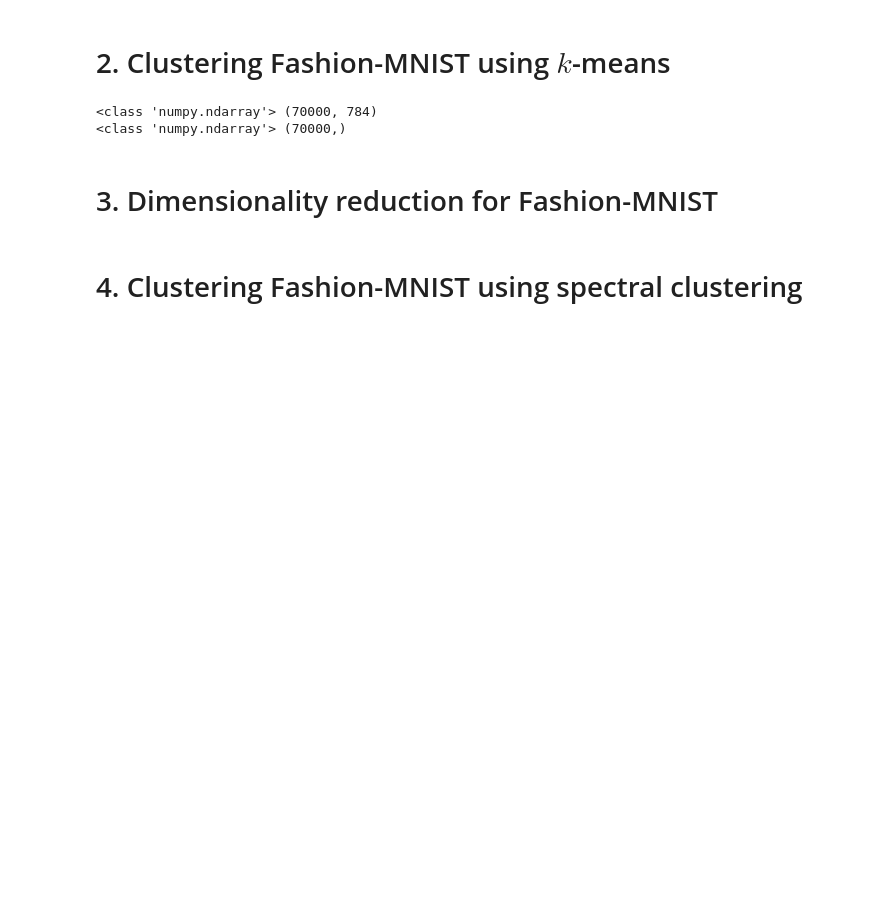
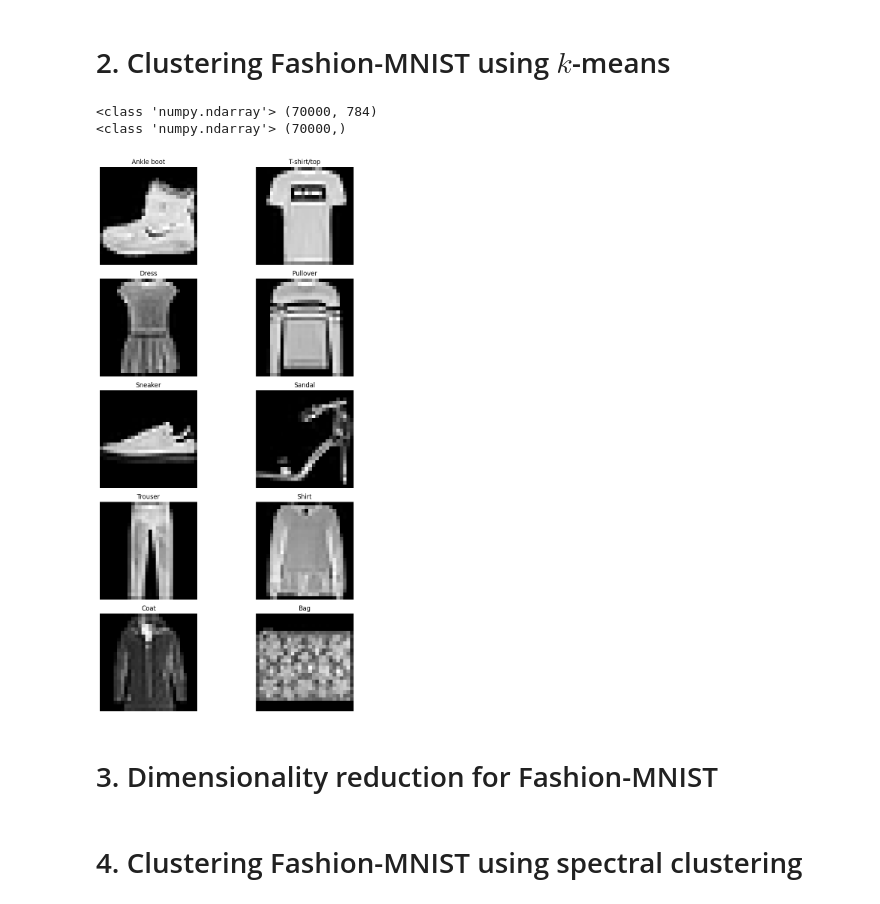
Before and after one commit to Shinyhunter95/math-data-science-course-Project2, a Jupyter notebook: project2.ipynb, the cells around one changed output. Drawn from its saved outputs; the diff is of its cells as text; code cells hidden in the pictures; blank space fills up the shorter version.

```diff
--- a/project2.ipynb
+++ b/project2.ipynb
@@ -107,3 +105,33 @@ print(type(y),y.shape)
+# %%
+import matplotlib.pyplot as plt
+from sklearn.cluster import KMeans
+from sklearn.metrics import confusion_matrix, ConfusionMatrixDisplay
+from scipy.optimize import linear_sum_assignment
+from sklearn.decomposition import PCA
+
+#Graph of the Data
+
+class_names = ['T-shirt/top', 'Trouser', 'Pullover', 'Dress', 'Coat', 'Sandal', 'Shirt', 'Sneaker', 'Bag', 'Ankle boot']
+fig, ax = plt.subplots(5, 2, figsize=(10, 15))
+ax = ax.flatten()
+
+display_classes = set()
+i = 0
+j = 0
+
+while i < 10:
+  if y[j] not in display_classes:
+    ax[i].imshow(X[j].reshape(28, 28), cmap='gray')
+    ax[i].set_title(class_names[int(y[j])])
+    ax[i].axis('off')
+    display_classes.add(y[j])
+    i += 1
+  j += 1
+
+plt.tight_layout()
+plt.show()
+# %% [output]
+[figure, added]
 # %% [markdown]
 # 3. Dimensionality reduction for Fashion-MNIST
 # %%
```
Also changed, not shown: parts of 1 cell of this notebook.
